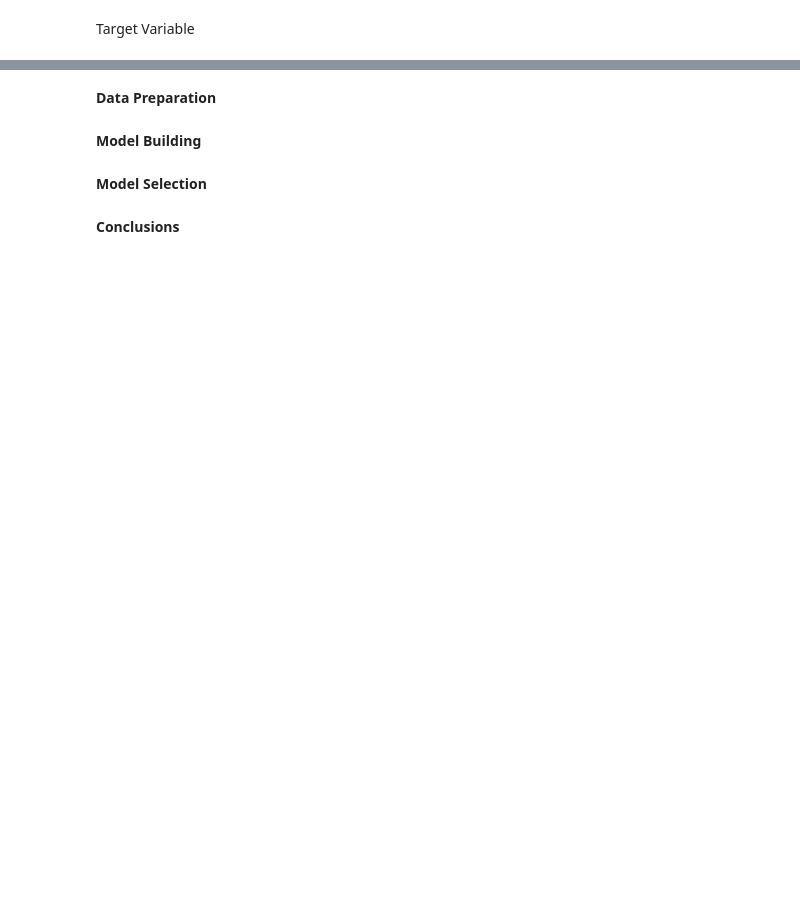
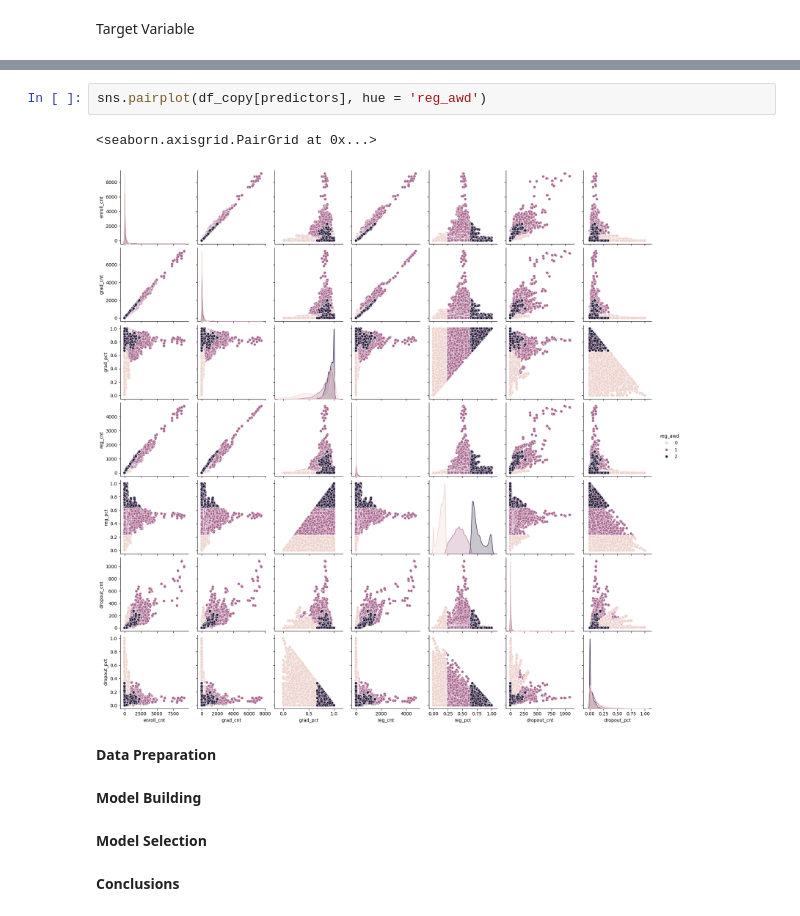
Before and after one commit to benbesthof/HighSchoolDropouts, a Jupyter notebook: B_Besthof_M11_assn.ipynb, the cells around one changed output, grey strips where cells are left out. Saved outputs shown, nothing was run; the diff lists cells and outputs as text; blank space fills up the shorter version.

```diff
--- a/B_Besthof_M11_assn.ipynb
+++ b/B_Besthof_M11_assn.ipynb
@@ -311,3 +357,8 @@ Name: count, dtype: int64
+# %%
+sns.pairplot(df_copy[predictors], hue = 'reg_awd')
+# %% [output]
+<seaborn.axisgrid.PairGrid at 0x...>
+[figure, added]
 # %% [markdown]
 **Data Preparation**
 # %% [markdown]
```
Also changed, not shown: parts of 9 cells of this notebook.
